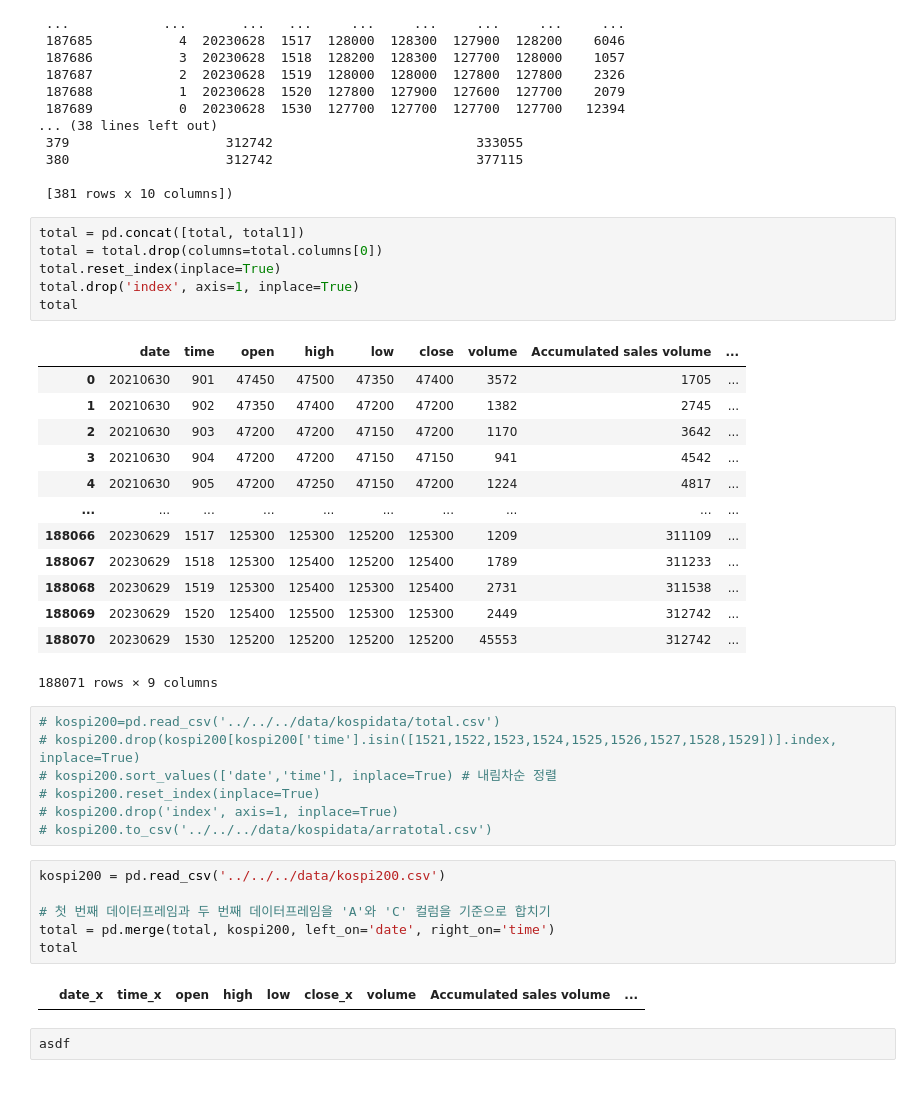
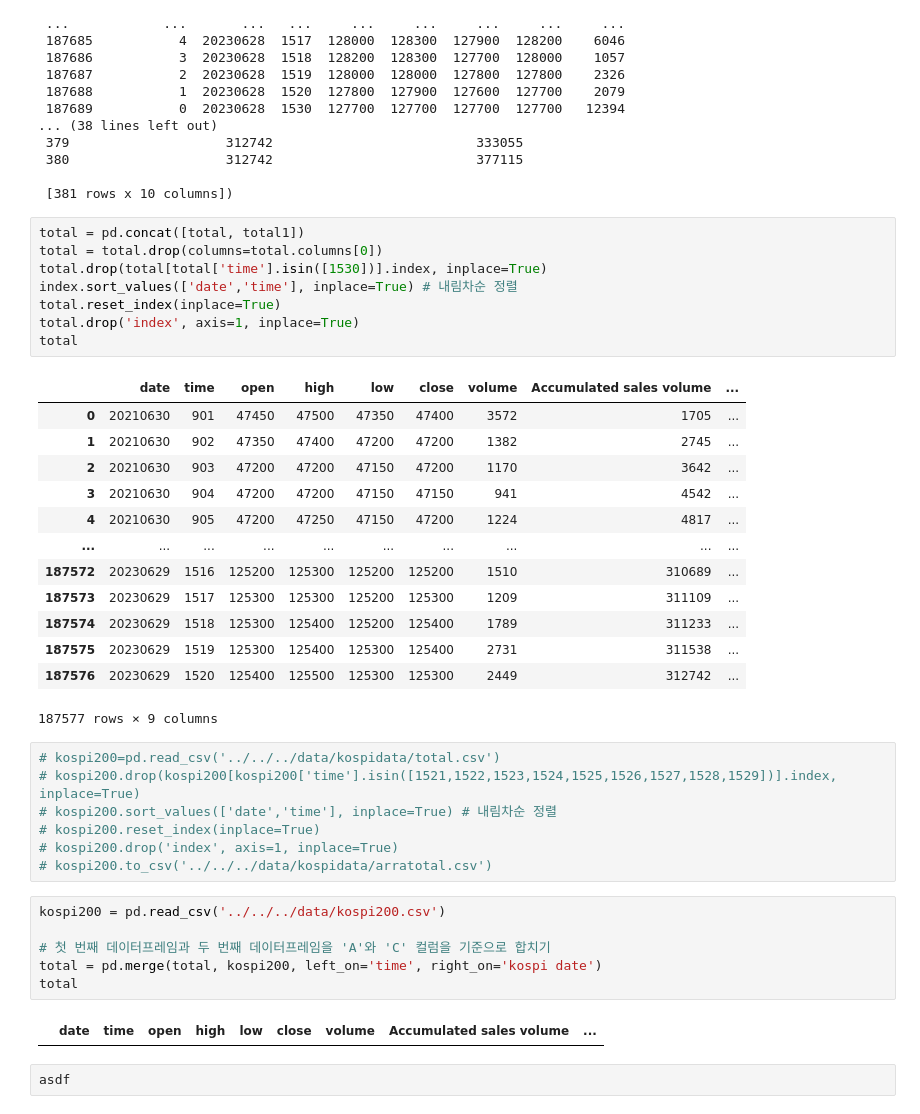
Before and after one commit to yeijeong/dl-dev, a Jupyter notebook: JYY/Creon-Datareader-master/data process.ipynb, the cells around one changed output. Saved outputs shown, nothing was run; the diff lists cells and outputs as text.

```diff
--- a/JYY/Creon-Datareader-master/data process.ipynb
+++ b/JYY/Creon-Datareader-master/data process.ipynb
@@ -35,23 +35,25 @@ total, total1
 # %%
 total = pd.concat([total, total1])
 total = total.drop(columns=total.columns[0])
+total.drop(total[total['time'].isin([1530])].index, inplace=True)
+index.sort_values(['date','time'], inplace=True) # 내림차순 정렬
 total.reset_index(inplace=True)
 total.drop('index', axis=1, inplace=True)
 total
 # %% [output]
 |  | date | time | open | high | low | close | volume | Accumulated sales volume | ... |
 | 0 | 20210630 | 901 | 47450 | 47500 | 47350 | 47400 | 3572 | 1705 | ... |
 | 1 | 20210630 | 902 | 47350 | 47400 | 47200 | 47200 | 1382 | 2745 | ... |
 | 2 | 20210630 | 903 | 47200 | 47200 | 47150 | 47200 | 1170 | 3642 | ... |
 | 3 | 20210630 | 904 | 47200 | 47200 | 47150 | 47150 | 941 | 4542 | ... |
 | 4 | 20210630 | 905 | 47200 | 47250 | 47150 | 47200 | 1224 | 4817 | ... |
 | ... | ... | ... | ... | ... | ... | ... | ... | ... | ... |
-| 188066 | 20230629 | 1517 | 125300 | 125300 | 125200 | 125300 | 1209 | 311109 | ... |
-| 188067 | 20230629 | 1518 | 125300 | 125400 | 125200 | 125400 | 1789 | 311233 | ... |
-| 188068 | 20230629 | 1519 | 125300 | 125400 | 125300 | 125400 | 2731 | 311538 | ... |
-| 188069 | 20230629 | 1520 | 125400 | 125500 | 125300 | 125300 | 2449 | 312742 | ... |
-| 188070 | 20230629 | 1530 | 125200 | 125200 | 125200 | 125200 | 45553 | 312742 | ... |
+| 187572 | 20230629 | 1516 | 125200 | 125300 | 125200 | 125200 | 1510 | 310689 | ... |
+| 187573 | 20230629 | 1517 | 125300 | 125300 | 125200 | 125300 | 1209 | 311109 | ... |
+| 187574 | 20230629 | 1518 | 125300 | 125400 | 125200 | 125400 | 1789 | 311233 | ... |
+| 187575 | 20230629 | 1519 | 125300 | 125400 | 125300 | 125400 | 2731 | 311538 | ... |
+| 187576 | 20230629 | 1520 | 125400 | 125500 | 125300 | 125300 | 2449 | 312742 | ... |
-188071 rows × 9 columns
+187577 rows × 9 columns
 # %%
 # kospi200=pd.read_csv('../../../data/kospidata/total.csv')
 # kospi200.drop(kospi200[kospi200['time'].isin([1521,1522,1523,1524,1525,1526,1527,1528,1529])].index, inplace=True)
@@ -63,10 +65,10 @@ total
 kospi200 = pd.read_csv('../../../data/kospi200.csv')
 
 # 첫 번째 데이터프레임과 두 번째 데이터프레임을 'A'와 'C' 컬럼을 기준으로 합치기
-total = pd.merge(total, kospi200, left_on='date', right_on='time')
+total = pd.merge(total, kospi200, left_on='time', right_on='kospi date')
 total
 # %% [output]
-|  | date_x | time_x | open | high | low | close_x | volume | Accumulated sales volume | ... |
+|  | date | time | open | high | low | close | volume | Accumulated sales volume | ... |
 # %%
 asdf
 # %% [output]
```
Also changed, not shown: parts of 2 cells of this notebook, 6 other files.
